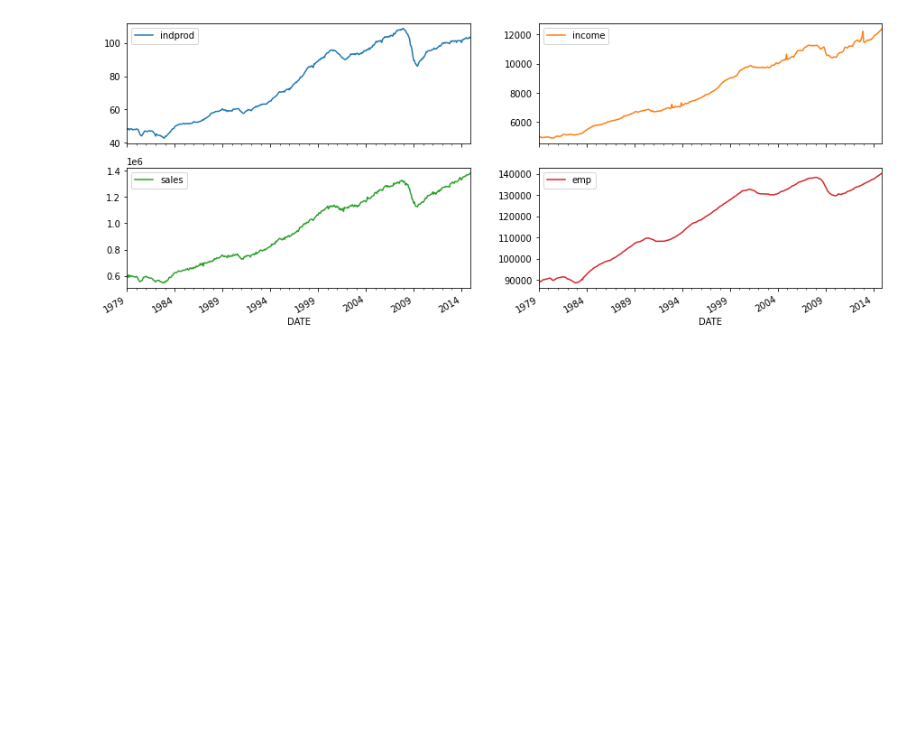
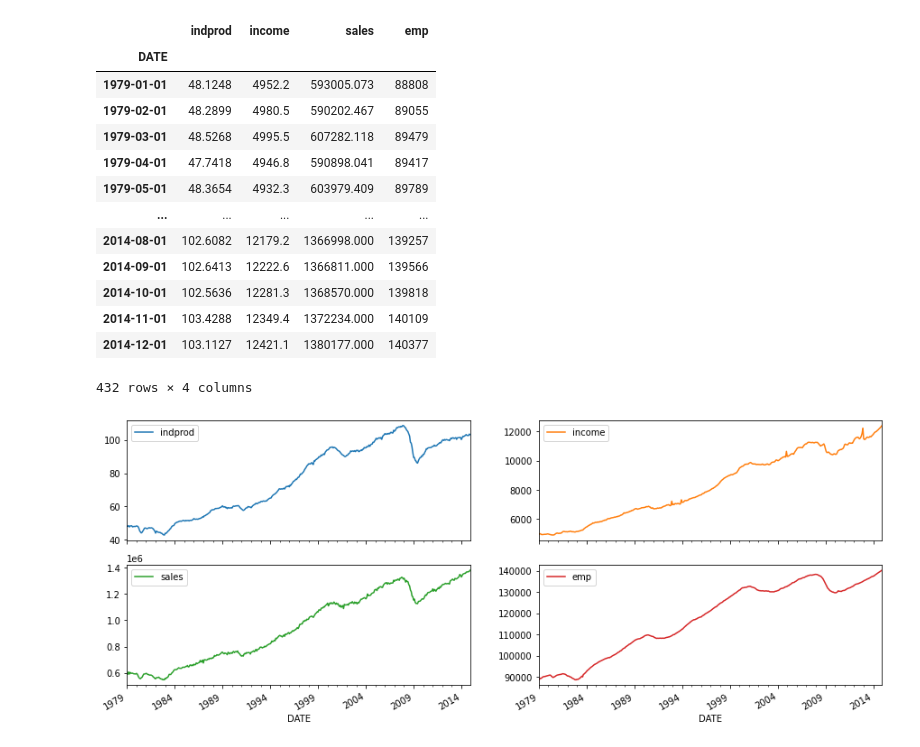
Before and after one commit to Hoon0427/toy_project, a Jupyter notebook: Dynamic_factors_and_coincident_indices.ipynb, the cells around one changed output. Saved outputs shown, nothing was run; the diff lists cells and outputs as text; code cells hidden in the pictures; blank space fills up the shorter version.

```diff
--- a/Dynamic_factors_and_coincident_indices.ipynb
+++ b/Dynamic_factors_and_coincident_indices.ipynb
@@ -129,3 +61,20 @@ dta.columns = ['indprod', 'income', 'sales', 'emp']
+# %%
+dta
+# %% [output]
+|  | indprod | income | sales | emp |
+| DATE |  |  |  |  |
+| 1979-01-01 | 48.1248 | 4952.2 | 593005.073 | 88808 |
+| 1979-02-01 | 48.2899 | 4980.5 | 590202.467 | 89055 |
+| 1979-03-01 | 48.5268 | 4995.5 | 607282.118 | 89479 |
+| 1979-04-01 | 47.7418 | 4946.8 | 590898.041 | 89417 |
+| 1979-05-01 | 48.3654 | 4932.3 | 603979.409 | 89789 |
+| ... | ... | ... | ... | ... |
+| 2014-08-01 | 102.6082 | 12179.2 | 1366998.000 | 139257 |
+| 2014-09-01 | 102.6413 | 12222.6 | 1366811.000 | 139566 |
+| 2014-10-01 | 102.5636 | 12281.3 | 1368570.000 | 139818 |
+| 2014-11-01 | 103.4288 | 12349.4 | 1372234.000 | 140109 |
+| 2014-12-01 | 103.1127 | 12421.1 | 1380177.000 | 140377 |
+432 rows × 4 columns
 # %%
 dta.loc[:, 'indprod':'emp'].plot(subplots=True, layout=(2, 2), figsize=(15, 6));
 # %% [output]
```
Also changed, not shown: parts of 15 cells of this notebook.
